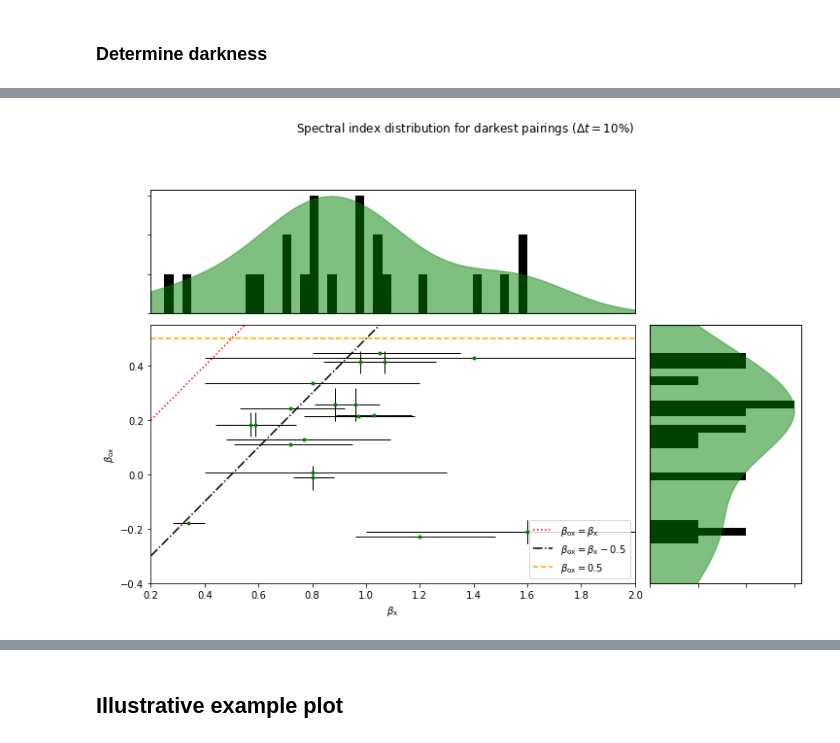
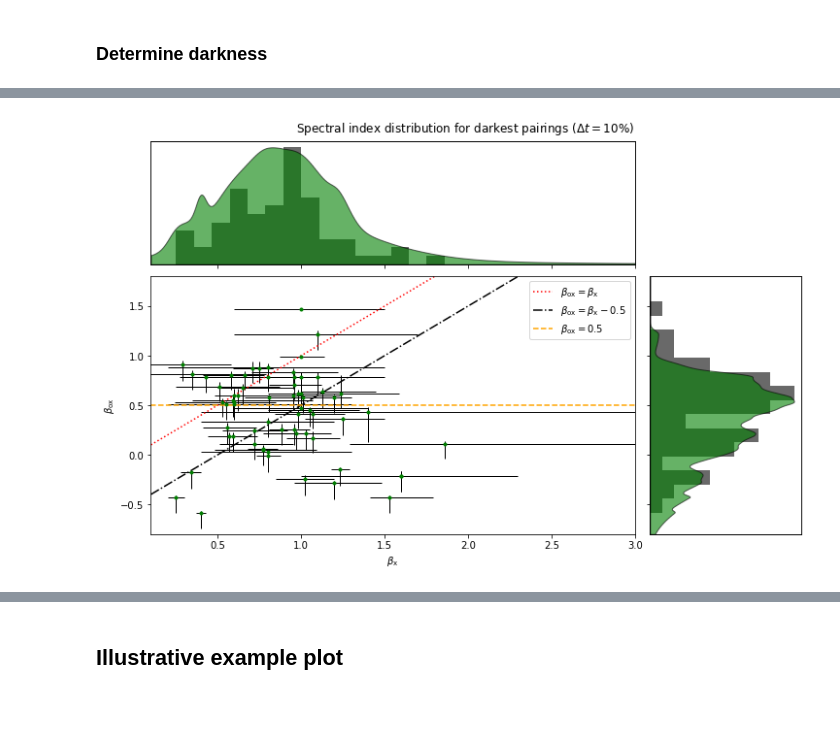
Before and after one commit to cgobat/dark-GRBs, a Jupyter notebook: analysis.ipynb, the cells around one changed output, grey strips where cells are left out. Saved outputs shown, nothing was run; the diff lists cells and outputs as text; code cells hidden in the pictures; blank space fills up the shorter version.

Commit message:
Code checkpoint + exploratory plots

```diff
--- a/analysis.ipynb
+++ b/analysis.ipynb
@@ -469,7 +440,5 @@ for i_o in all_optical.index: # for each optical data point
 # %%
-# get the previously retreived x-ray spectral indices for comparison
-
-all_beta_x = pd.concat((sGRBs[["GRB","Beta_X","Beta_X_pos","Beta_X_neg"]],BetaXData)) # table of all xray spectral indices
+all_beta_x = sGRBs[["GRB","Beta_X","Beta_X_pos","Beta_X_neg"]].copy()# pd.concat((sGRBs[["GRB","Beta_X","Beta_X_pos","Beta_X_neg"]],BetaXData)) # table of all xray spectral indices
 results = results.merge(all_beta_x,on="GRB",how="left") # match by GRB ID
 results["B_x"] = [AsymmetricUncertainty(*results.loc[i,["Beta_X","Beta_X_pos","Beta_X_neg"]]) for i in results.index] # construct objects
 results.drop(['Beta_X', 'Beta_X_pos', 'Beta_X_neg'],axis=1,inplace=True) # discard superfluous columns
@@ -524,8 +498,7 @@ for grb_id in close_times["GRB"].unique():
         close_times.drop(subworking[subworking["dt%"] != closest].index, axis=0, inplace=True)
 
 # darkest matched pair for each GRB
-darkest_times = dark.copy()
-for grb_id in darkest_times["GRB"].unique():
-    working = darkest_times[darkest_times["GRB"]==grb_id]
+darkest_times = results.copy()
+for grb_id,working in darkest_times.groupby("GRB"):
     darkest_beta = working["B_ox"].min()
     darkest_times.drop(working[working["B_ox"] != darkest_beta].index, axis=0, inplace=True)
@@ -558,45 +572,57 @@ plt.show()
+# %%
+b_ox = [b.value for b in darkest_times["B_ox"]]
+oxplus = [0.3*v.value if np.isinf(v.plus) else v.plus for v in darkest_times["B_ox"]]
+oxminus = [0.3*v.value if np.isinf(v.minus) else v.minus for v in darkest_times["B_ox"]]
+oxuplims = [err==np.inf for err in oxminus]
+b_x = [b.value for b in darkest_times["B_x"]]
+xplus = [0.3*v.value if np.isinf(v.plus) else v.plus for v in darkest_times["B_x"]]
+xminus = [0.3*v.value if np.isinf(v.minus) else v.minus for v in darkest_times["B_x"]]
+xuplims = [err==np.inf for err in xminus]
 # %%
 fig = plt.figure(figsize=(12,10))
 grid = plt.GridSpec(4, 4, hspace=0.1, wspace=0.1)
 
 ax_main = fig.add_subplot(grid[1:-1, 0:-1])
 ax_right = fig.add_subplot(grid[1:-1, -1], xticklabels=[], yticklabels=[])
 ax_top = fig.add_subplot(grid[0, 0:-1], xticklabels=[], yticklabels=[])
 
-x = np.linspace(0.2,2,100)
-y = np.linspace(-.4,0.55,100)
+x = np.linspace(0.1,3,500)
+y = np.linspace(-.8,1.8,500)
 
-ax_main.errorbar(b_x,b_ox,xerr=[xminus,xplus],yerr=[oxminus,oxplus],linestyle="",marker=".",
-                 mfc="g",mec="g",ecolor="k",elinewidth=1,capthick=1)
+ax_main.errorbar(b_x,b_ox,xerr=[xminus,xplus],yerr=[oxminus,oxplus],uplims=oxuplims,xuplims=xuplims,linestyle="",marker=".",
+                 mfc="g",mec="g",ecolor="k",elinewidth=1,capthick=4)
 ax_main.plot(x,x,"r:",label=r"$\beta_\mathrm{ox}=\beta_\mathrm{x}$")
 ax_main.plot(x,x-.5,"k-.",label=r"$\beta_\mathrm{ox}=\beta_\mathrm{x}-0.5$")
 ax_main.plot(x,[.5]*len(x),linestyle="--",color="orange",label=r"$\beta_\mathrm{ox}=0.5$")
 ax_main.set(xlim=(x.min(),x.max()),ylim=(y.min(),y.max()),
             xlabel=r"$\beta_\mathrm{x}$",ylabel=r"$\beta_\mathrm{ox}$")
 ax_main.legend()
 
-kde = stats.gaussian_kde(b_x)
-density = kde.evaluate(x)
+# kde = stats.gaussian_kde(pd.Series(b_x)[pd.notna(b_x)])
+# density = kde.evaluate(x)
 ax_kde_x = ax_top.twinx()
-ax_kde_x.fill_between(x,density,color="green",alpha=.5)
+valid_bx = darkest_times.loc[[bx.__isfinite__() for bx in darkest_times["B_x"]],"B_x"]
+ax_kde_x.fill_between(x,np.sum([bx.pdf(x) for bx in valid_bx],axis=0),facecolor="green",edgecolor="k",alpha=.6)
 ax_kde_x.set_ylim(0)
 ax_kde_x.set_yticks([])
-ax_top.hist(b_x,40,orientation='vertical', color="k")
-ax_top.set_xticks([])
+ax_top.hist(b_x,15,orientation='vertical', color="dimgrey")
+ax_top.set_yticks([])
 ax_top.set_xlim(ax_main.get_xlim())
 
-kde = stats.gaussian_kde(b_ox)
-density = kde.evaluate(y)
+# kde = stats.gaussian_kde(pd.Series(b_ox)[pd.notna(b_x)])
+# density = kde.evaluate(y)
 ax_kde_y = ax_right.twiny()
-ax_kde_y.fill_betweenx(y,density,color="green",alpha=.5)
+valid_box = darkest_times.loc[[box.__isfinite__() for box in darkest_times["B_ox"]],"B_ox"]
+ax_kde_y.fill_betweenx(y,np.sum([box.pdf(y) for box in valid_box],axis=0),facecolor="green",edgecolor="k",alpha=.6)
 ax_kde_y.set_xlim(0)
 ax_kde_y.set_xticks([])
-ax_right.hist(b_ox, 30, orientation='horizontal', color="k")
-ax_right.set_yticks([])
+ax_right.hist(b_ox, 26, orientation='horizontal', color="dimgrey")
+ax_right.set_xticks([])
 ax_right.set_ylim(ax_main.get_ylim())
 
-fig.suptitle(r"Spectral index distribution for darkest pairings ($\Delta t=10$%)")
+
+fig.suptitle(r"Spectral index distribution for darkest pairings ($\Delta t={}$%)".format(int(max_dt*100)), y=0.91)
 
 plt.show()
 # %% [output]
-[figure, old version]
+[figure, new version]
```
Also changed, not shown: parts of 45 cells of this notebook, 2 other files.
